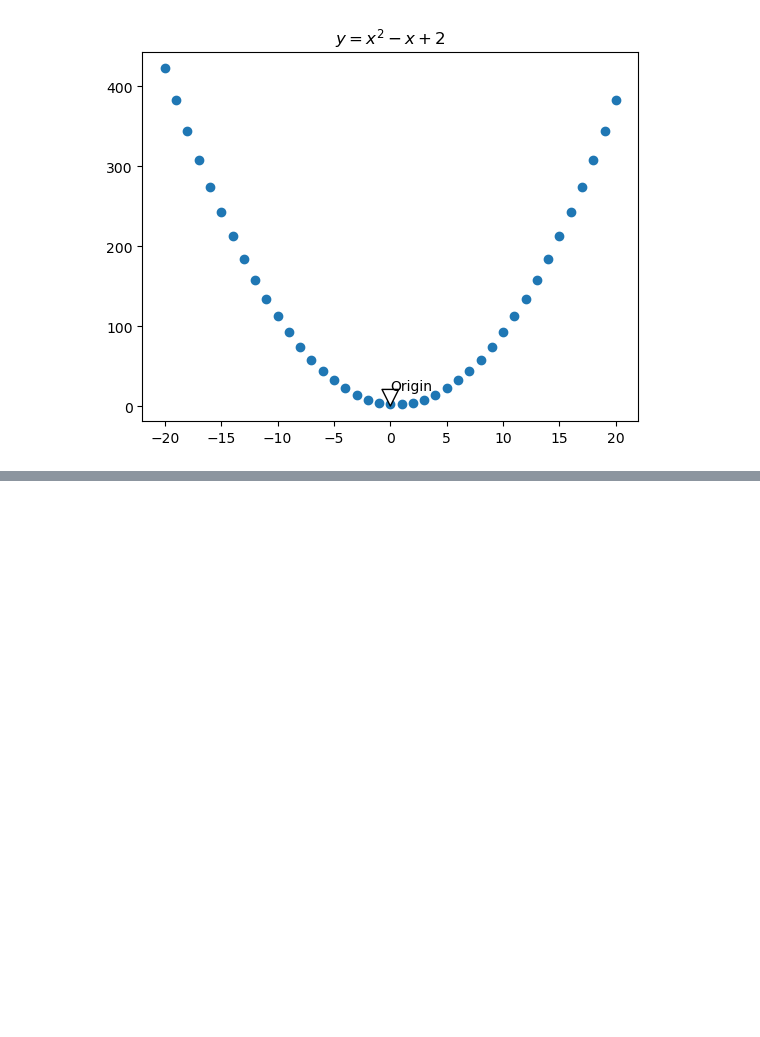
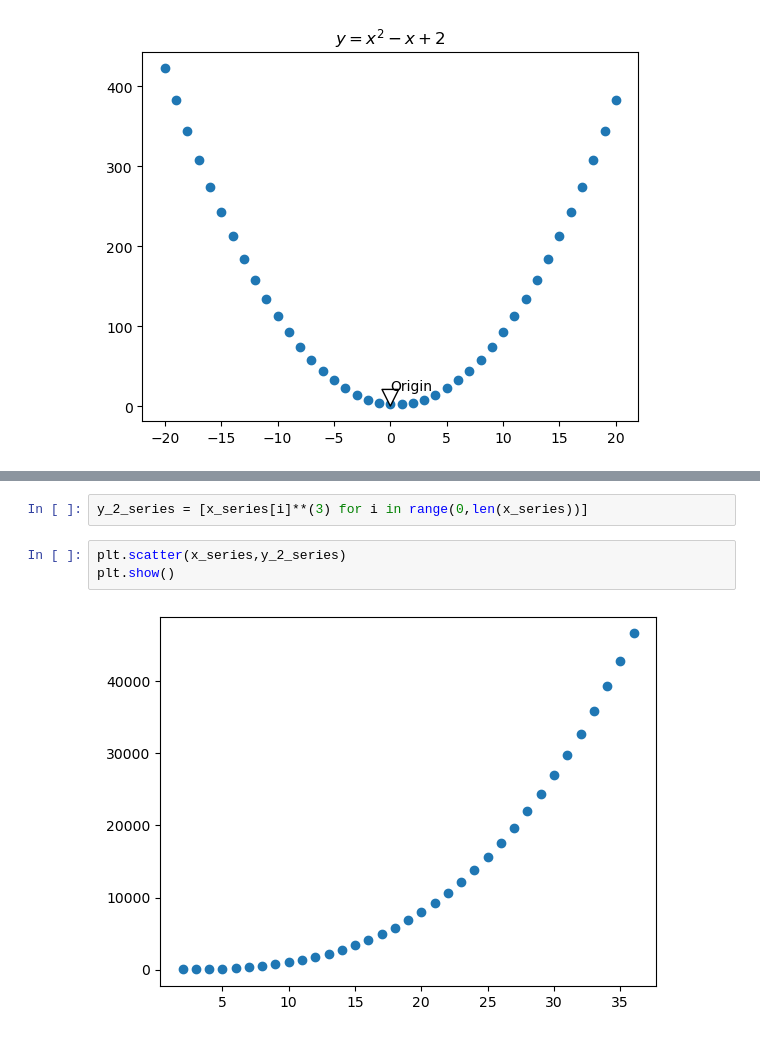
Before and after one commit to RichardAlcabes22/codeup_review, a Jupyter notebook: 3-data_science_libraries/05_matplotlib.ipynb, the cells around one changed output, grey strips where cells are left out. Saved outputs shown, nothing was run; the diff lists cells and outputs as text; blank space fills up the shorter version.

```diff
--- a/3-data_science_libraries/05_matplotlib.ipynb
+++ b/3-data_science_libraries/05_matplotlib.ipynb
@@ -68,0 +106,7 @@ plt.show()
+# %%
+y_2_series = [x_series[i]**(3) for i in range(0,len(x_series))]
+# %%
+plt.scatter(x_series,y_2_series)
+plt.show()
+# %% [output]
+[figure, added]
```
Also changed, not shown: parts of 7 cells of this notebook.
